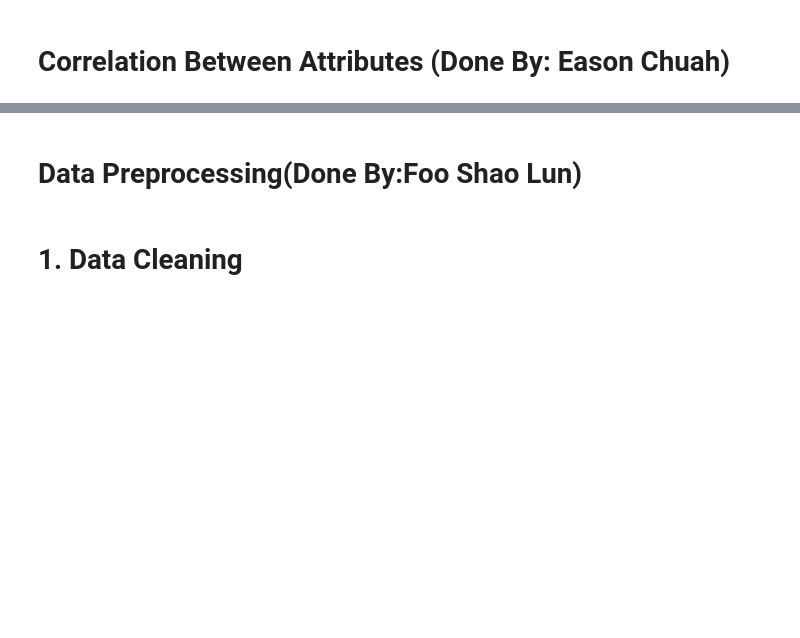
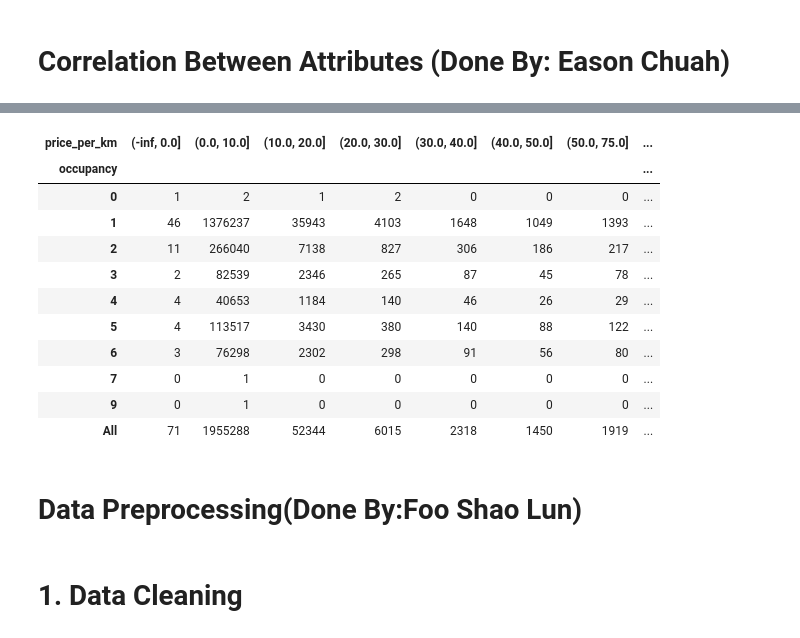
Before and after one commit to EricChan12311/DMA, a Jupyter notebook: DataMining.ipynb, the cells around one changed output, grey strips where cells are left out. Saved outputs shown, nothing was run; the diff lists cells and outputs as text; code cells hidden in the pictures; blank space fills up the shorter version.

```diff
--- a/DataMining.ipynb
+++ b/DataMining.ipynb
@@ -124,3 +255,21 @@ plt.show()
+# %%
+# 6. Occupancy vs price_per_km
+
+custom_bins = [-np.inf, 0, 10, 20, 30, 40, 50, 75, 100, np.inf]
+pd.crosstab(index=train_set['occupancy'], columns=pd.cut(train_set['price_per_km'], custom_bins), margins=True)
+# %% [output]
+| price_per_km | (-inf, 0.0] | (0.0, 10.0] | (10.0, 20.0] | (20.0, 30.0] | (30.0, 40.0] | (40.0, 50.0] | (50.0, 75.0] | ... |
+| occupancy |  |  |  |  |  |  |  | ... |
+| 0 | 1 | 2 | 1 | 2 | 0 | 0 | 0 | ... |
+| 1 | 46 | 1376237 | 35943 | 4103 | 1648 | 1049 | 1393 | ... |
+| 2 | 11 | 266040 | 7138 | 827 | 306 | 186 | 217 | ... |
+| 3 | 2 | 82539 | 2346 | 265 | 87 | 45 | 78 | ... |
+| 4 | 4 | 40653 | 1184 | 140 | 46 | 26 | 29 | ... |
+| 5 | 4 | 113517 | 3430 | 380 | 140 | 88 | 122 | ... |
+| 6 | 3 | 76298 | 2302 | 298 | 91 | 56 | 80 | ... |
+| 7 | 0 | 1 | 0 | 0 | 0 | 0 | 0 | ... |
+| 9 | 0 | 1 | 0 | 0 | 0 | 0 | 0 | ... |
+| All | 71 | 1955288 | 52344 | 6015 | 2318 | 1450 | 1919 | ... |
 # %% [markdown]
 # Data Preprocessing(Done By:Foo Shao Lun)
 # %% [markdown]
```
Also changed, not shown: parts of 20 cells of this notebook.
